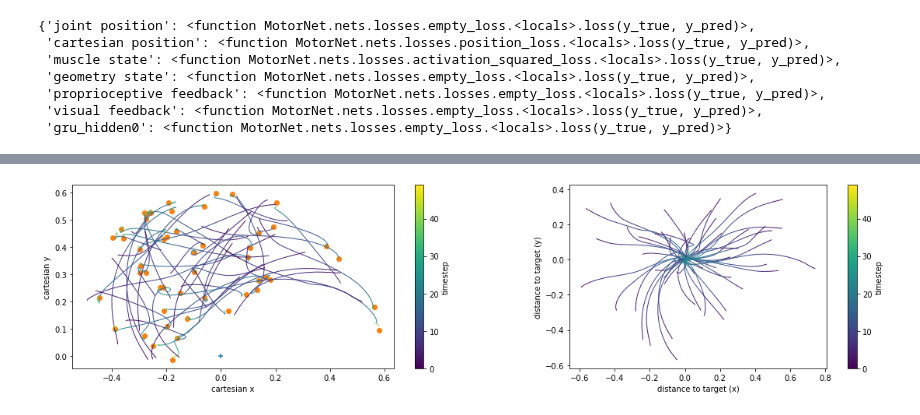
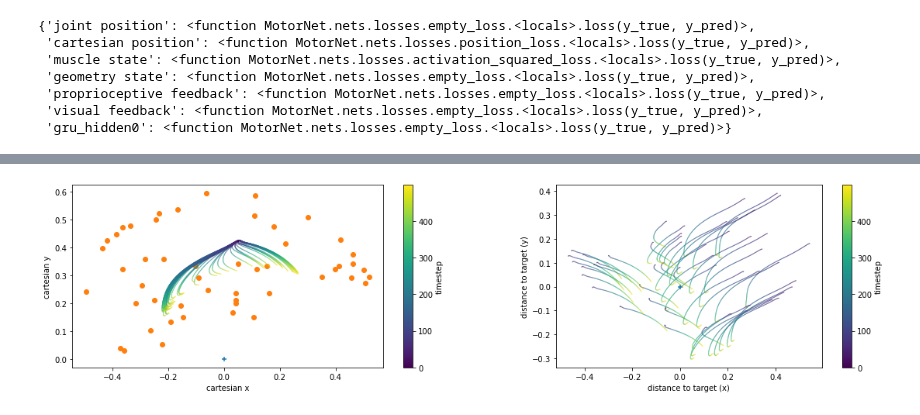
Before and after one commit to OlivierCodol/MotorNet, a Jupyter notebook: notebooks/oliviers_playground/compliant_tendon.ipynb, the cells around one changed output, grey strips where cells are left out. Drawn from its saved outputs; the diff is of its cells as text; code cells hidden in the pictures.

```diff
--- a/notebooks/oliviers_playground/compliant_tendon.ipynb
+++ b/notebooks/oliviers_playground/compliant_tendon.ipynb
@@ -189,13 +209,13 @@ class MultistepController(GRUController):
         output_layer = tf.keras.layers.Dense(units=self.plant.input_dim,
                              activation='sigmoid',
                              name='output_layer',
-                             bias_initializer=tf.initializers.Constant(value=-5),
-                             kernel_initializer=tf.initializers.random_normal(stddev=10 ** -3))
+                             bias_initializer=tf.initializers.Constant(value=0),
+                             kernel_initializer=tf.initializers.random_normal(stddev=10 ** -1))
         self.layers.append(output_layer)
         self.built = True
 # %%
-arm = CompliantTendonArm(timestep=0.0001)
-cell = GRUController(plant=arm, n_units=50, kernel_regularizer=10**-6, name='cell')
+arm = CompliantTendonArm(timestep=0.0001, min_activation=0.01)
+cell = MultistepController(plant=arm, n_units=50, kernel_regularizer=0.*10**-6, name='cell', n_ministeps=10)
 
 # declare inputs
 targets = Input((None, arm.state_dim,), name='target')
@@ -223,7 +243,7 @@ loss_weights['muscle state'] = 0
 
 
 # and compile
-control_rnn.compile(optimizer=tf.optimizers.Adam(clipnorm=1.), loss=losses, loss_weights=loss_weights)
+control_rnn.compile(optimizer=tf.optimizers.Adam(learning_rate=0.01), loss=losses, loss_weights=loss_weights)
 batchlog_callback = BatchLogger()
 control_rnn.summary()
 losses
@@ -256,8 +276,8 @@ ________________________________________________________________________________
 #name = '50gru_1e-3dt_weights'
 #control_rnn.load_weights(os.getcwd() + '/saved_models/' + name)
 batch_size = 64
-dataset_size = 2000 * batch_size
+dataset_size = 800 * batch_size
 # n_t = int(0.5 / (arm.dt * cell.n_ministeps))
-n_t = int(0.5 / arm.dt)
+n_t = int(0.5 / (arm.dt * cell.n_ministeps))
 n_t
 # %% [output]
@@ -265,10 +285,13 @@ n_t
 # %%
+tf.debugging.disable_check_numerics()
 with tf.device('/cpu:0'):
     for _ in range(1):
-        init_states = cell.get_initial_state(batch_size=dataset_size)
+        init_states = cell.get_initial_state(
+            inputs=cell.plant.draw_fixed_states(position=np.deg2rad([45., 90.]), batch_size=dataset_size),
+            batch_size=dataset_size)
         goal_states = arm.draw_random_uniform_states(batch_size=dataset_size)
         target = arm.state2target(state=arm.joint2cartesian(goal_states), n_timesteps=n_t)
-        control_rnn.fit([target, init_states], target, epochs=1, batch_size=batch_size, verbose=1, callbacks=[batchlog_callback], shuffle=False)
+        control_rnn.fit([target, init_states], target, epochs=1, batch_size=batch_size, verbose=1, shuffle=False)
 # %%
 if 'loss' in batchlog_callback.history:
     plt.plot(batchlog_callback.history['loss'])
@@ -298,28 +321,30 @@ def loss_object(y_true, y_pred):
 l, g = grad(control_rnn, [target_sample, init_states_sample], target_sample, loss_object)
 # g
 # %%
-init_states_sample = cell.get_initial_state(batch_size=50)
+init_states_sample = cell.get_initial_state(
+            inputs=cell.plant.draw_fixed_states(position=np.deg2rad([45., 90.]), batch_size=50),
+            batch_size=50)
 goal_states = arm.draw_random_uniform_states(batch_size=50)
 target_sample = arm.state2target(state=arm.joint2cartesian(goal_states), n_timesteps=n_t)
 
 results = control_rnn([target_sample, init_states_sample], training=False)
 
 j_results = results['joint position']
 c_results = results['cartesian position']
 m_results = results['muscle state']
 
 plt.figure(figsize=(16, 4)).set_tight_layout(True)
 plt.subplot(121)
 plot_pos_over_time(cart_results=c_results)
 plt.scatter(target_sample[:, 0, 0], target_sample[:, 0, 1])
 
 plt.subplot(122)
 plot_pos_over_time(cart_results=c_results - target_sample)
 plt.xlabel('distance to target (x)')
 plt.ylabel('distance to target (y)')
 plt.show()
 # %% [output]
-[figure, old version]
+[figure, new version]
 # %%
 trial = 1
 plt.figure(figsize=(14, 2.5)).set_tight_layout(True)
```
Also changed, not shown: parts of 8 cells of this notebook, 1 other file.
